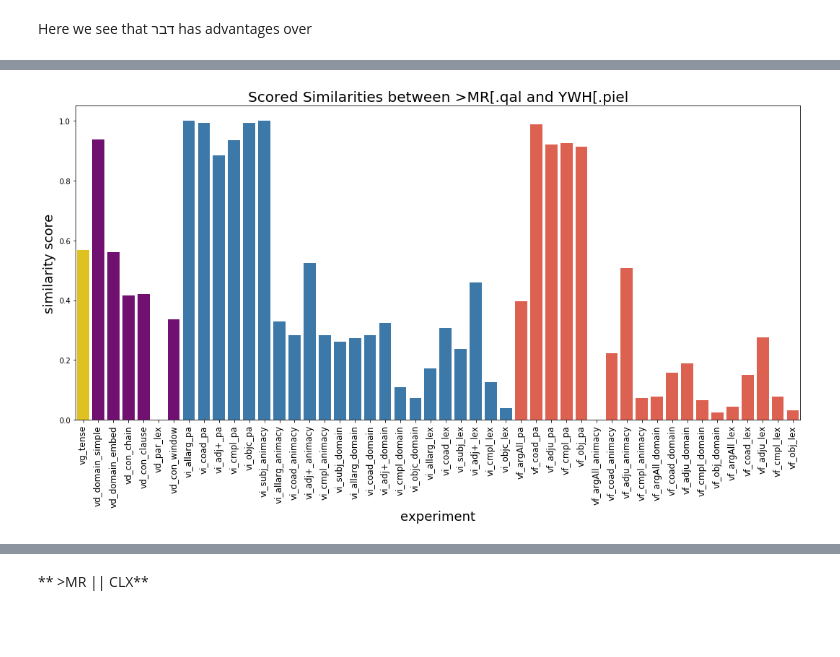
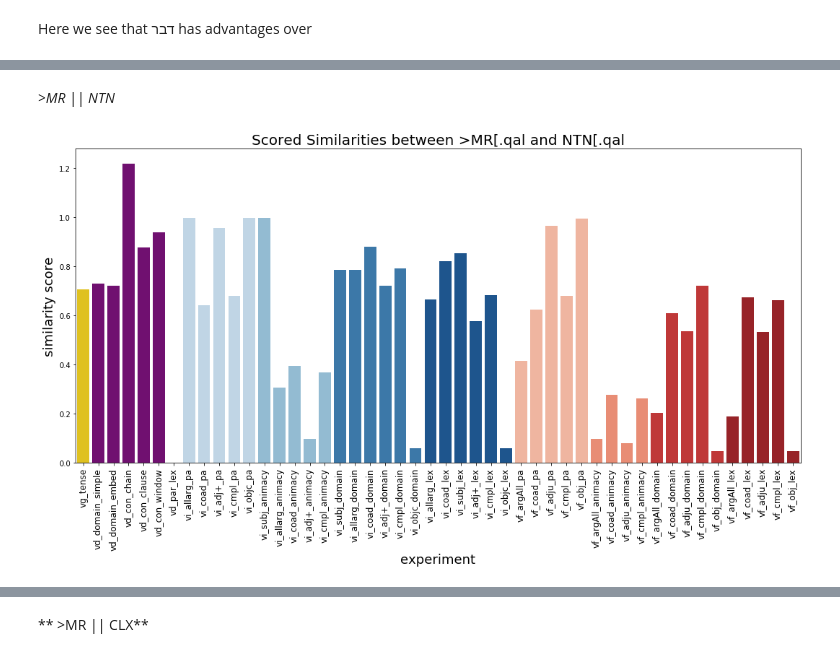
Before and after one commit to codykingham/verb_semantics, a Jupyter notebook: first_analysis.ipynb, the cells around one changed output, grey strips where cells are left out. Drawn from its saved outputs; the diff is of its cells as text; code cells hidden in the pictures; blank space fills up the shorter version.

```diff
--- a/first_analysis.ipynb
+++ b/first_analysis.ipynb
@@ -722,4 +729,6 @@ say_declare = get_sim_experiments('>MR[.qal', 'NGD[.hif')
+# %% [markdown]
+*\>MR || NTN*
 # %%
-say_command = get_sim_experiments('>MR[.qal', 'YWH[.piel')
+say_give = get_sim_experiments('>MR[.qal', 'NTN[.qal')
 # %% [output]
-[figure, old version]
+[figure, new version]
```
Also changed, not shown: parts of 60 cells of this notebook, 1 other file.
